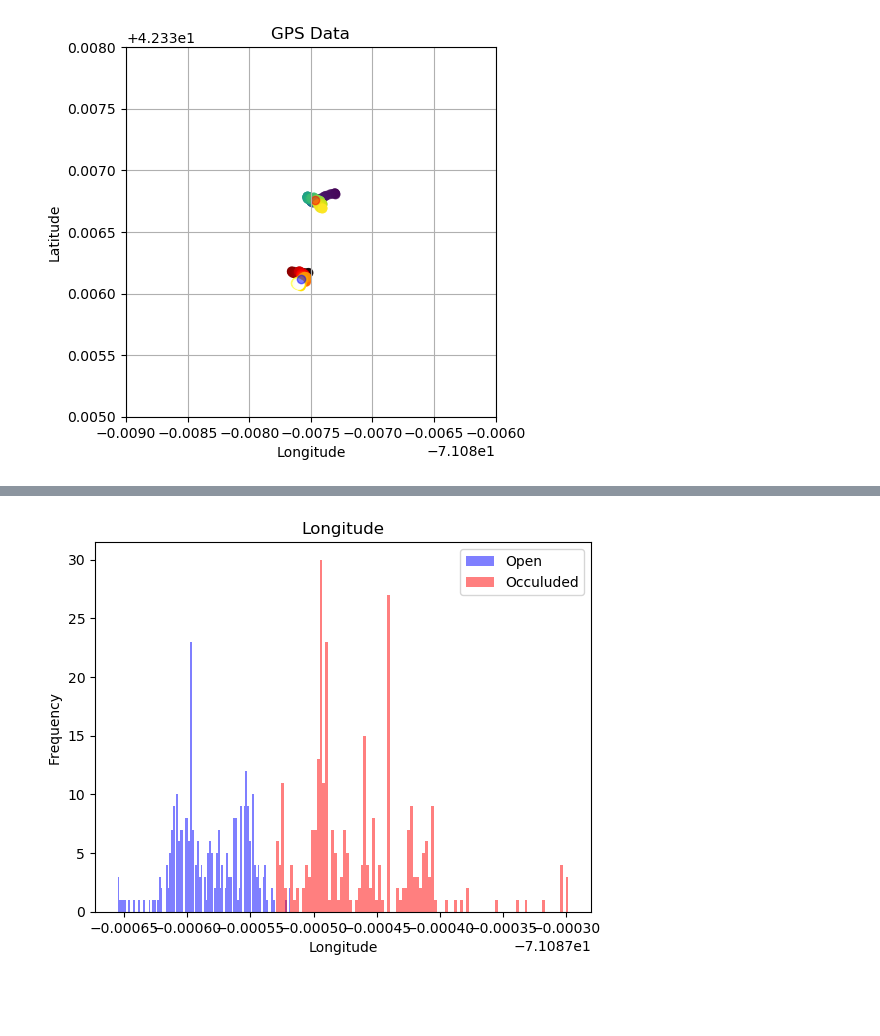
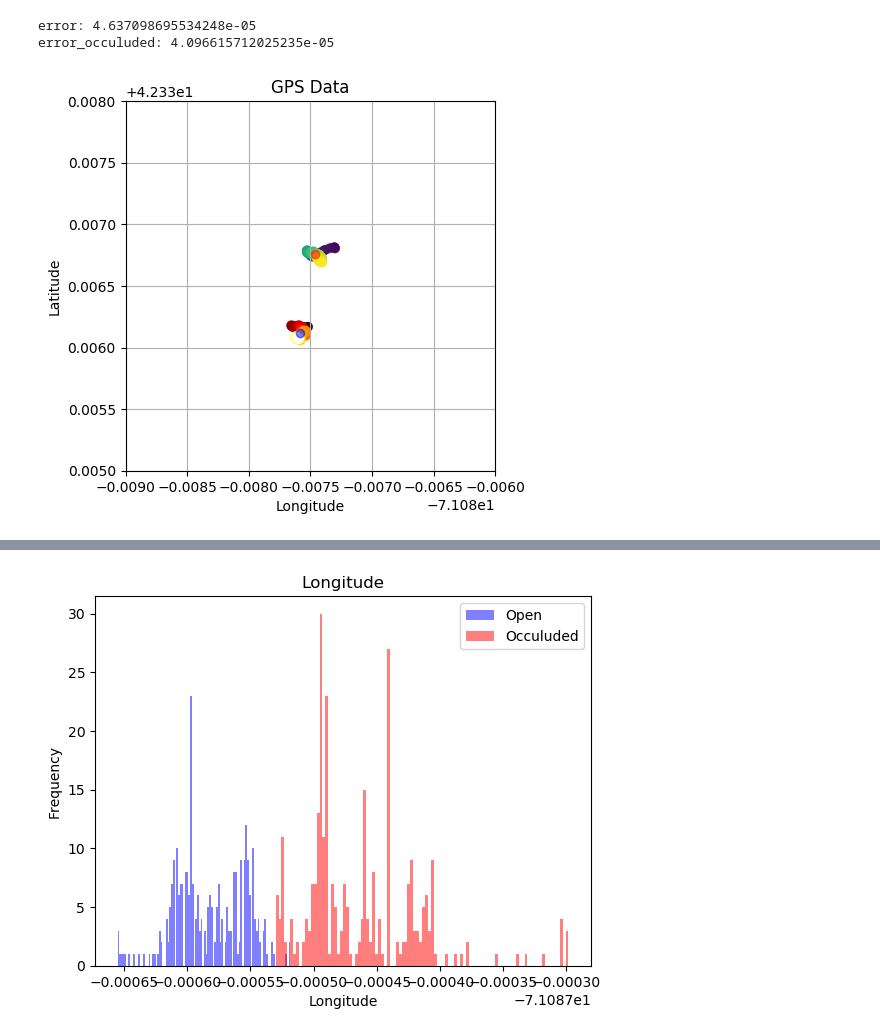
Before and after one commit to lhy2044/EECE5554, a Jupyter notebook: gnss/analysis/analysis.ipynb, the cells around one changed output, grey strips where cells are left out. Saved outputs shown, nothing was run; the diff lists cells and outputs as text; code cells hidden in the pictures; blank space fills up the shorter version.

```diff
--- a/gnss/analysis/analysis.ipynb
+++ b/gnss/analysis/analysis.ipynb
@@ -18,34 +18,46 @@ latitude = np.array(data['latitude'])
 longitude = np.array(data['longitude'])
 altitude = np.array(data['altitude'])
 
 file_stationary_occuluded = '/home/harry/harry_data/2024-02-02-17-31-52/gps.csv'
 data_occuluded = pd.read_csv(file_stationary_occuluded)
 
 secs_occuluded = np.array(data_occuluded['header.stamp.secs'])
 latitude_occuluded = np.array(data_occuluded['latitude'])
 longitude_occuluded = np.array(data_occuluded['longitude'])
 altitude_occuluded = np.array(data_occuluded['altitude'])
+
+mean_latitude = latitude.mean()
+mean_longitude = longitude.mean()
+mean_latitude_occuluded = latitude_occuluded.mean()
+mean_longitude_occuluded = longitude_occuluded.mean()
+error = np.sqrt((latitude - mean_latitude)**2 + (longitude - mean_longitude)**2)
+error_occuluded = np.sqrt((latitude_occuluded - mean_latitude_occuluded)**2 + (longitude_occuluded - mean_longitude_occuluded)**2)
+
+print('error:', error.mean())
+print('error_occuluded:', error_occuluded.mean())
 
 fig, ax = plt.subplots()
 
 #occuluded
 ax.scatter(longitude_occuluded, latitude_occuluded, c=secs_occuluded, cmap='viridis', alpha=0.5)
 ax.scatter(longitude_occuluded.mean(), latitude_occuluded.mean(), c='red', alpha=0.5)
 
 #open
 ax.scatter(longitude, latitude, c=secs, cmap='hot', alpha=0.5)
 ax.scatter(longitude.mean(), latitude.mean(), c='blue', alpha=0.5)
 
 ax.set_xlabel('Longitude')
 ax.set_ylabel('Latitude')
 ax.set_title('GPS Data')
 ax.set_xlim([-71.089, -71.086])
 ax.set_ylim([42.335, 42.338])
 ax.grid(True)
 ax.set_aspect('equal')
 plt.show()
 # %% [output]
+error: 4.637098695534248e-05
+error_occuluded: 4.096615712025235e-05
-[figure, old version]
+[figure, new version]
 # %%
 fig, ax = plt.subplots()
 ax.plot(secs, altitude, label='Open', color='blue')
```
Also changed, not shown: parts of 2 cells of this notebook, 2 other files.
